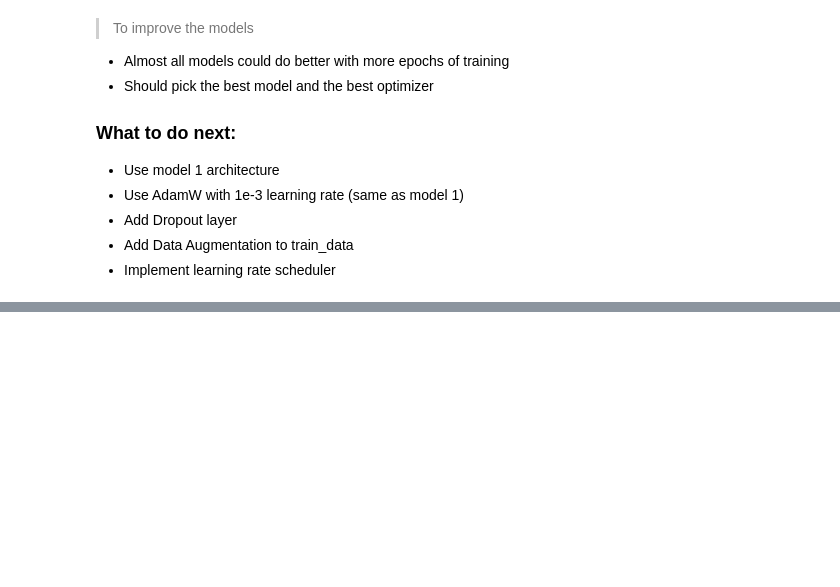
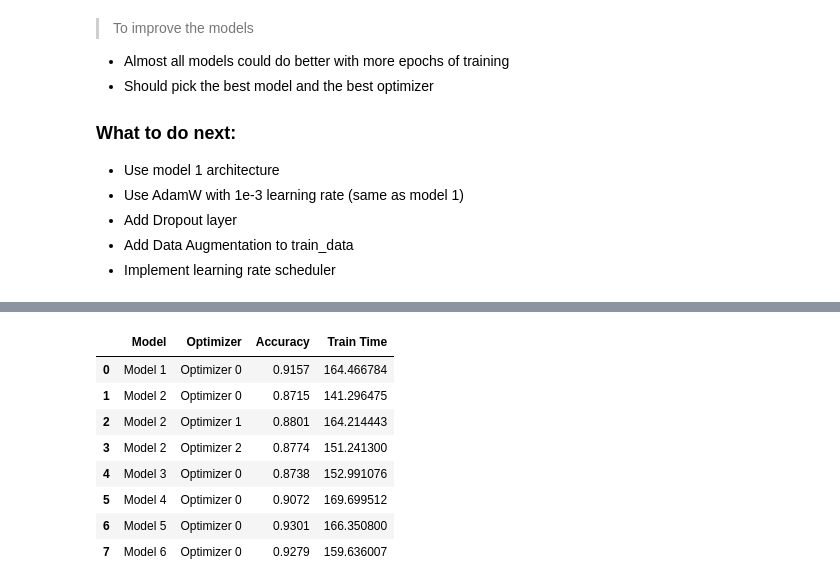
Before and after one commit to SarveshMD/colab-notebooks, a Jupyter notebook: FashionMNIST.ipynb, the cells around one changed output, grey strips where cells are left out. Saved outputs shown, nothing was run; the diff lists cells and outputs as text; code cells hidden in the pictures; blank space fills up the shorter version.

```diff
--- a/FashionMNIST.ipynb
+++ b/FashionMNIST.ipynb
@@ -562,0 +353,39 @@ Best Val Loss: 0.1997514871322805 | Saving state_dict...
+# %%
+models = {
+    "Model 1": model_1,
+    "Model 2": model_2,
+    "Model 3": model_3,
+    "Model 4": model_4,
+    "Model 5": model_5,
+    "Model 6": model_6
+}
+model_stats = {
+    "Model": [],
+    "Optimizer": [],
+    "Accuracy": [],
+    "Train Time": []
+}
+# %%
+num_epochs = 15
+
+for name, model in models.items():
+    for optim_index, optimizer in enumerate(model.optimizers):
+        print(f"\n\n-------------------  {name}, Optimizer {optim_index}  ---------------------")
+        try:
+            lr_scheduler = model.lr_scheduler(optimizer, T_max=num_epochs, eta_min=1e-6)
+        except AttributeError:
+            lr_scheduler = None
+        best_model_state, train_losses, val_losses, val_accs, elapsed = train_model(model, num_epochs, criterion, optimizer, train_dataloader, val_dataloader, scheduler=lr_scheduler)
+
+        print("Model Training Done...\n")
+        plot_results(train_losses, val_losses, val_accs)
+
+        print("Running Tests...\n")
+        test_acc = run_test(model, best_model_state, test_dataloader, criterion)
+
+        model_stats["Model"].append(name)
+        model_stats["Optimizer"].append(f"Optimizer {optim_index}")
+        model_stats["Accuracy"].append(test_acc)
+        model_stats["Train Time"].append(elapsed)
+
+        reset_model_params(model)
@@ -562,0 +410,15 @@ Best Val Loss: 0.1997514871322805 | Saving state_dict...
+# %%
+import pandas as pd
+
+summary = pd.DataFrame(model_stats)
+summary
+# %% [output]
+|  | Model | Optimizer | Accuracy | Train Time |
+| 0 | Model 1 | Optimizer 0 | 0.9157 | 164.466784 |
+| 1 | Model 2 | Optimizer 0 | 0.8715 | 141.296475 |
+| 2 | Model 2 | Optimizer 1 | 0.8801 | 164.214443 |
+| 3 | Model 2 | Optimizer 2 | 0.8774 | 151.241300 |
+| 4 | Model 3 | Optimizer 0 | 0.8738 | 152.991076 |
+| 5 | Model 4 | Optimizer 0 | 0.9072 | 169.699512 |
+| 6 | Model 5 | Optimizer 0 | 0.9301 | 166.350800 |
+| 7 | Model 6 | Optimizer 0 | 0.9279 | 159.636007 |
```
Also changed, not shown: parts of 38 cells of this notebook.
